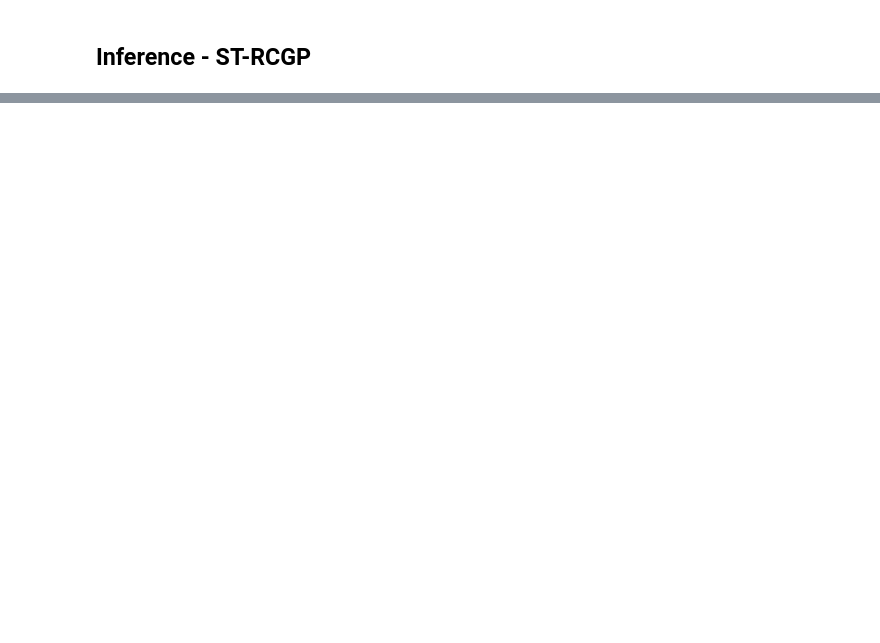
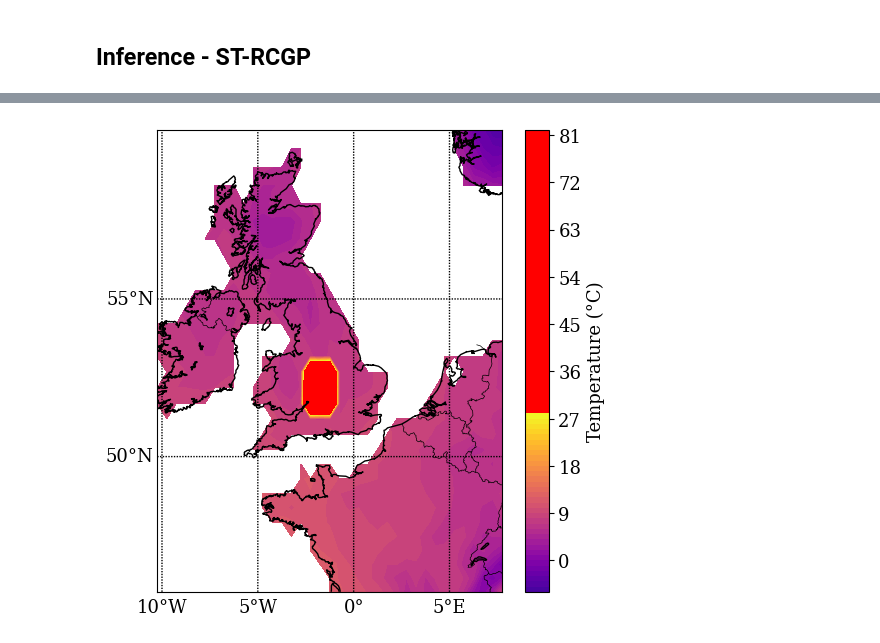
Before and after one commit to williamlaplante/ST-RCGP, a Jupyter notebook: experiments/weather-forecasting/model-fitting.ipynb, the cells around one changed output, grey strips where cells are left out. Saved outputs shown, nothing was run; the diff lists cells and outputs as text; code cells hidden in the pictures; blank space fills up the shorter version.

```diff
--- a/experiments/weather-forecasting/model-fitting.ipynb
+++ b/experiments/weather-forecasting/model-fitting.ipynb
@@ -394,0 +384,4 @@ RMSE :  17.773037
+# %%
+plot_temperature_map(df_test[df_test.time == df_test.time.unique()[-2]], vmin=-10, vmax=28, pred_col="tmp_data")
+# %% [output]
+[figure, added]
```
Also changed, not shown: parts of 13 cells of this notebook.
